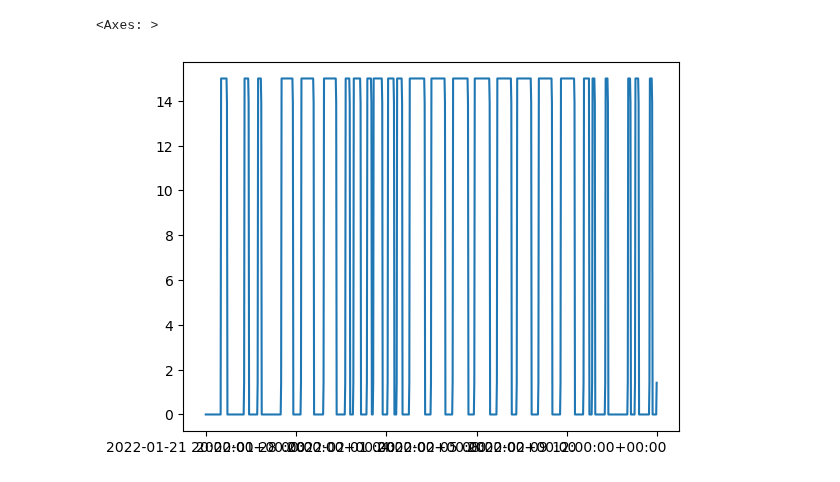
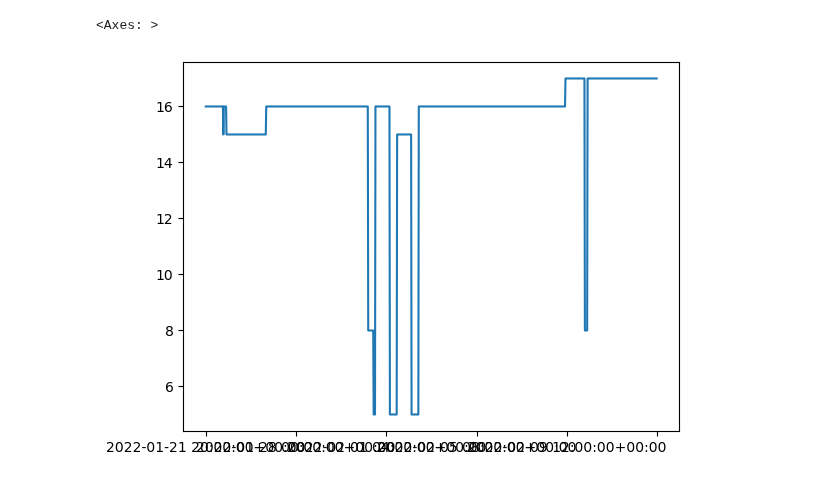
Before and after one commit to LukasFrankenQ/GBPower, a Jupyter notebook: notebooks/build_hydro.ipynb, the cells around one changed output. Drawn from its saved outputs; the diff is of its cells as text; code cells hidden in the pictures.

```diff
--- a/notebooks/build_hydro.ipynb
+++ b/notebooks/build_hydro.ipynb
@@ -74,6 +150,9 @@ bids.loc[idx[:, 'price'], b.index[-6:]].plot()
 # %%
 # pns[h].iloc[:500].plot()
-pns['NANT-1'].iloc[1000:2000].plot()
+# pns['CAS-CLU01'].iloc[1000:2000].plot()
+# pns[cas].iloc[1000:2000].plot()
+# pns[non_cas].iloc[1000:2000].plot()
+pns['LCSMH-1'].iloc[1000:2000].plot()
 # %% [output]
 <Axes: >
-[figure, old version]
+[figure, new version]
```
Also changed, not shown: parts of 6 cells of this notebook.
